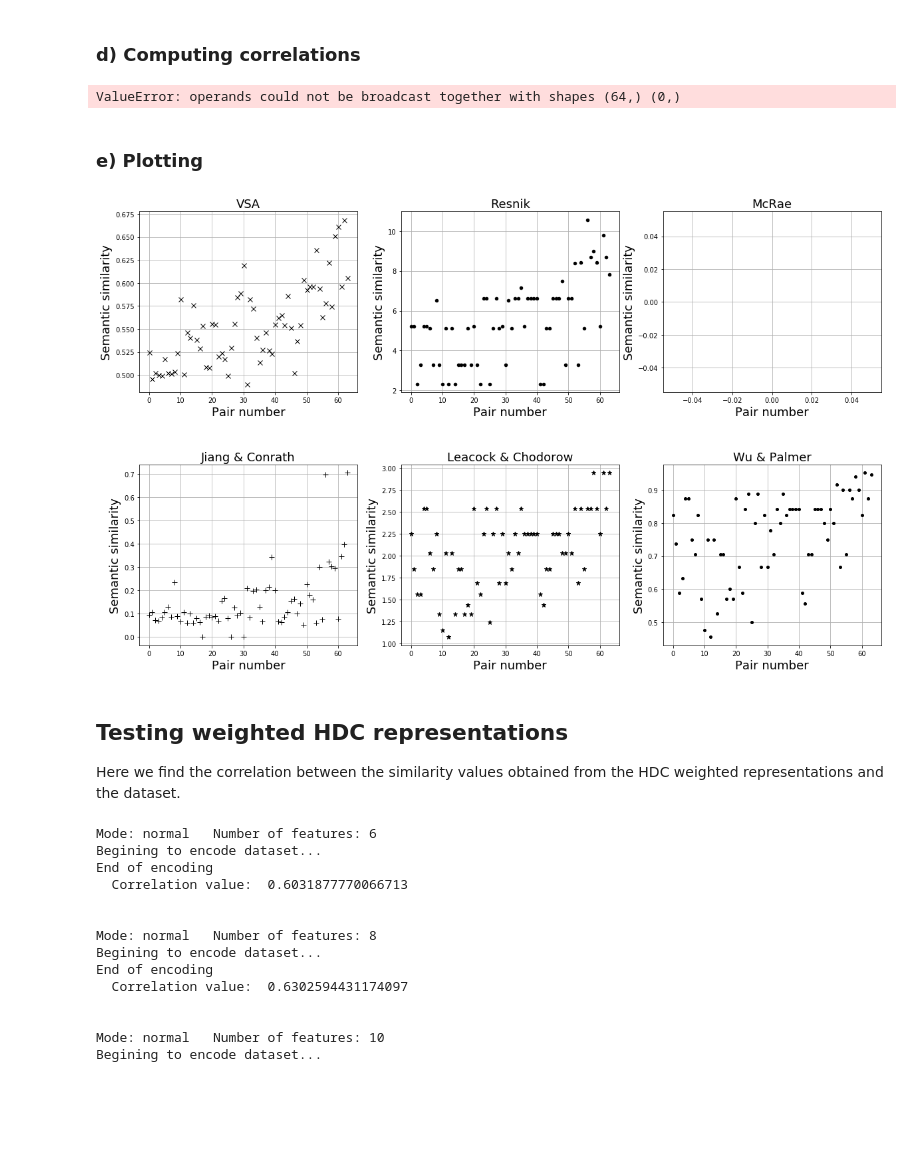
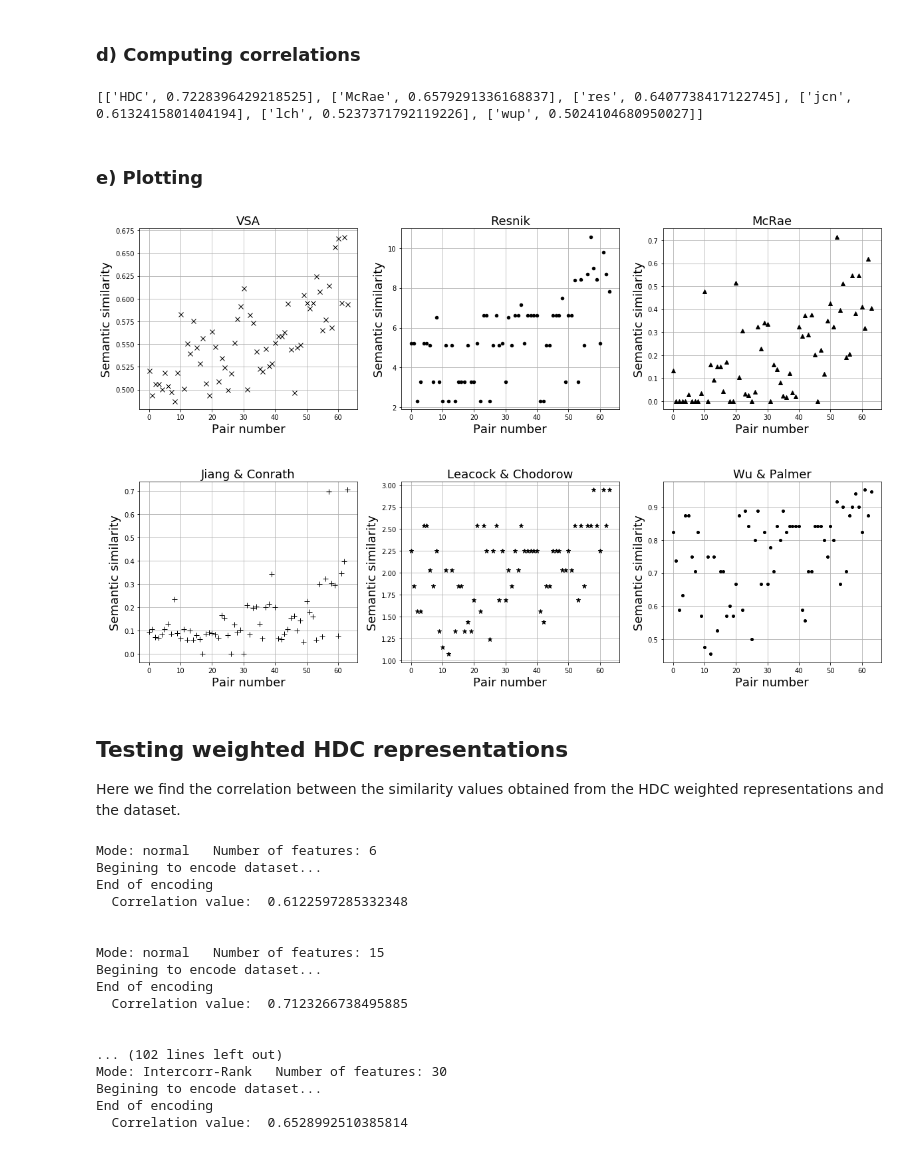
Before and after one commit to jobquiroz/VSA_Concepts_Weighted, a Jupyter notebook: Code/Encoding experiments custom dataset.ipynb, the cells around one changed output. Saved outputs shown, nothing was run; the diff lists cells and outputs as text; code cells hidden in the pictures; blank space fills up the shorter version.

```diff
--- a/Code/Encoding experiments custom dataset.ipynb
+++ b/Code/Encoding experiments custom dataset.ipynb
@@ -88,11 +88,11 @@ print "Starting..."
 for pair in concepts_pairs:
     print i,
     HD_sim.append(1. - HDvector.dist(Dict[pair[0]].getPointer(), Dict[pair[1]].getPointer()) / float(N))
-    #McRae_sim.append( McRae_simi(pair) )
-    #WUP_sim.append(similarity_fun(wn.wup_similarity, pair))
-    #LCH_sim.append(similarity_fun(wn.lch_similarity, pair))
-    #Res_sim.append(similarity_fun(wn.res_similarity, pair, brown_ic))
-    #JCN_sim.append(similarity_fun(wn.jcn_similarity, pair, brown_ic))
+    McRae_sim.append( McRae_simi(pair) )
+    WUP_sim.append(similarity_fun(wn.wup_similarity, pair))
+    LCH_sim.append(similarity_fun(wn.lch_similarity, pair))
+    Res_sim.append(similarity_fun(wn.res_similarity, pair, brown_ic))
+    JCN_sim.append(similarity_fun(wn.jcn_similarity, pair, brown_ic))
     i += 1
 print "\nDone!"
 # %% [output]
@@ -104,12 +104,12 @@ Done!
 # %%
 # Calculate correlations
 correlations = [['HDC', pearsonr(concepts_sim, HD_sim)[0]], ['McRae', pearsonr(concepts_sim, McRae_sim)[0]],
-                ['wup', pearsonr(concepts_sim, wup_sim)[0]], ['lch', pearsonr(concepts_sim, lch_sim)[0]],
-                ['res', pearsonr(concepts_sim, res_sim)[0]], ['jcn', pearsonr(concepts_sim, jcn_sim)[0]]]
+                ['wup', pearsonr(concepts_sim, WUP_sim)[0]], ['lch', pearsonr(concepts_sim, LCH_sim)[0]],
+                ['res', pearsonr(concepts_sim, Res_sim)[0]], ['jcn', pearsonr(concepts_sim, JCN_sim)[0]]]
 
 print sorted(correlations, key = lambda x: x[1], reverse = True)
 # %% [output]
-ValueError: operands could not be broadcast together with shapes (64,) (0,)
+[['HDC', 0.7228396429218525], ['McRae', 0.6579291336168837], ['res', 0.6407738417122745], ['jcn', 0.6132415801404194], ['lch', 0.5237371792119226], ['wup', 0.5024104680950027]]
 # %% [markdown]
 ### e) Plotting
 # %%
@@ -127,51 +127,51 @@ plt.ylabel('Semantic similarity', fontsize=f_size)
 plt.grid(True)
 
 plt.subplot(232)
-plt.plot(res_sim, color='k', linestyle='None', marker='.', markersize=9, linewidth=1 )
+plt.plot(Res_sim, color='k', linestyle='None', marker='.', markersize=9, linewidth=1 )
 plt.title('Resnik', fontsize=f_size)
 plt.xlabel('Pair number', fontsize=f_size)
 plt.ylabel('Semantic similarity', fontsize=f_size)
 plt.grid(True)
 
 plt.subplot(233)
 plt.plot(McRae_sim, color='k', linestyle='None', marker='^', markersize=6, linewidth=1 )
 plt.title('McRae', fontsize=f_size)
 plt.xlabel('Pair number', fontsize=f_size)
 plt.ylabel('Semantic similarity', fontsize=f_size)
 plt.grid(True)
 
 plt.subplot(234)
-plt.plot(jcn_sim, color='k', linestyle='None', marker='+', markersize=8, linewidth=1 )
+plt.plot(JCN_sim, color='k', linestyle='None', marker='+', markersize=8, linewidth=1 )
 plt.title('Jiang & Conrath', fontsize=f_size)
 plt.xlabel('Pair number', fontsize=f_size)
 plt.ylabel('Semantic similarity', fontsize=f_size)
 plt.grid(True)
 
 plt.subplot(235)
-plt.plot(lch_sim, color='k', linestyle='None', marker='*', markersize=7, linewidth=1 )
+plt.plot(LCH_sim, color='k', linestyle='None', marker='*', markersize=7, linewidth=1 )
 plt.title('Leacock & Chodorow', fontsize=f_size)
 plt.xlabel('Pair number', fontsize=f_size)
 plt.ylabel('Semantic similarity', fontsize=f_size)
 plt.grid(True)
 
 plt.subplot(236)
-plt.plot(wup_sim, color='k', linestyle='None', marker='.', markersize=8, linewidth=1 )
+plt.plot(WUP_sim, color='k', linestyle='None', marker='.', markersize=8, linewidth=1 )
 plt.title('Wu & Palmer', fontsize=f_size)
 plt.xlabel('Pair number', fontsize=f_size)
 plt.ylabel('Semantic similarity', fontsize=f_size)
 plt.grid(True)
 
 
 plt.savefig('SubPlots.png') #, dpi=1000)
 # %% [output]
-[figure, old version]
+[figure, new version]
 # %% [markdown]
 ## Testing weighted HDC representations
 
 Here we find the correlation between the similarity values obtained from the HDC weighted representations and the dataset.
 # %%
 for mode in ['normal','Rank_PF','Disting','Intercorr_str', 'Intercorr-Rank']:
-    for num_f in [6, 8, 10, 12, 15, 20]: #añadir más??
+    for num_f in [6, 15, 20, 30]: #añadir más??
         # Printing current mode:
         print "\n\nMode:", mode, "  Number of features:", num_f
         # Initialize memory
@@ -193,14 +193,17 @@ for mode in ['normal','Rank_PF','Disting','Intercorr_str', 'Intercorr-Rank']:
 Mode: normal   Number of features: 6
 Begining to encode dataset...
 End of encoding
-  Correlation value:  0.6031877770066713
+  Correlation value:  0.6122597285332348
 
 
-Mode: normal   Number of features: 8
+Mode: normal   Number of features: 15
 Begining to encode dataset...
 End of encoding
-  Correlation value:  0.6302594431174097
+  Correlation value:  0.7123266738495885
 
 
-Mode: normal   Number of features: 10
+... (102 lines left out)
+Mode: Intercorr-Rank   Number of features: 30
 Begining to encode dataset...
+End of encoding
+  Correlation value:  0.6528992510385814
```
Also changed, not shown: parts of 2 cells of this notebook, 5 other files.
